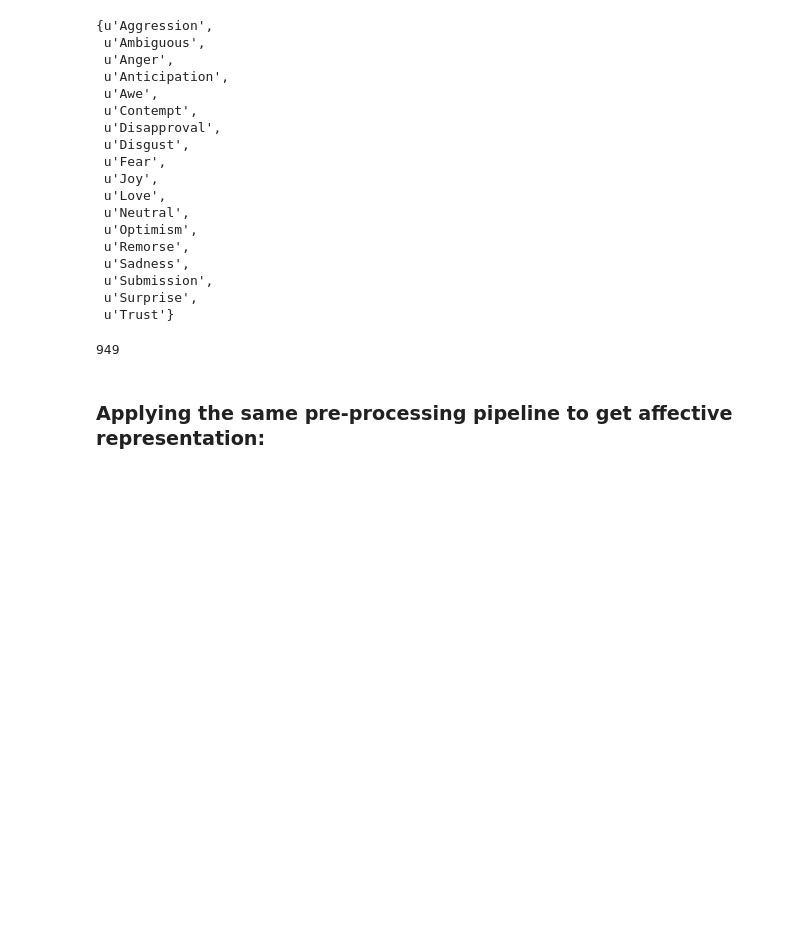
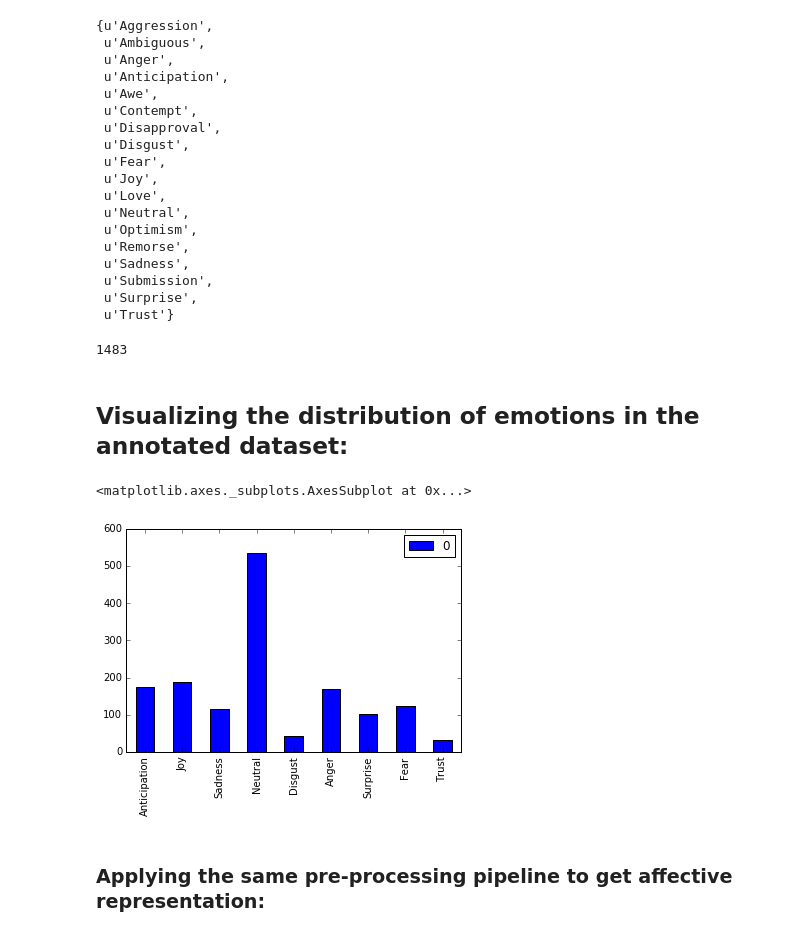
Before and after one commit to meryemmhamdi1/GMR_ADA_Project, a Jupyter notebook: Semi-Supervised Emotion Recognition .ipynb, the cells around one changed output. Drawn from its saved outputs; the diff is of its cells as text; code cells hidden in the pictures; blank space fills up the shorter version.

```diff
--- a/Semi-Supervised Emotion Recognition .ipynb
+++ b/Semi-Supervised Emotion Recognition .ipynb
@@ -46,11 +52,20 @@ set(plutchik_tweets['emotion'])
  u'Surprise',
  u'Trust'}
 # %%
-selective_8 = ['Anger','Anticipation','Disgust','Fear','Joy','Sadness','Surprise','Trust','Neutra']
+selective_8 = ['Anger','Anticipation','Disgust','Fear','Joy','Sadness','Surprise','Trust','Neutral']
 plutchik_tweets_8emotions = plutchik_tweets[plutchik_tweets['emotion'].isin(selective_8)]
 len(plutchik_tweets_8emotions)
 # %% [output]
-949
+1483
+# %% [markdown]
+## Visualizing the distribution of emotions in the annotated dataset:
+# %%
+frequency = Counter(plutchik_tweets_8emotions['emotion'])
+df = pd.DataFrame.from_dict(frequency, orient='index')
+df.plot(kind='bar')
+# %% [output]
+<matplotlib.axes._subplots.AxesSubplot at 0x...>
+[figure, added]
 # %% [markdown]
 ### Applying the same pre-processing pipeline to get affective representation:
 # %%
```
Also changed, not shown: parts of 76 cells of this notebook, 16 other files.
